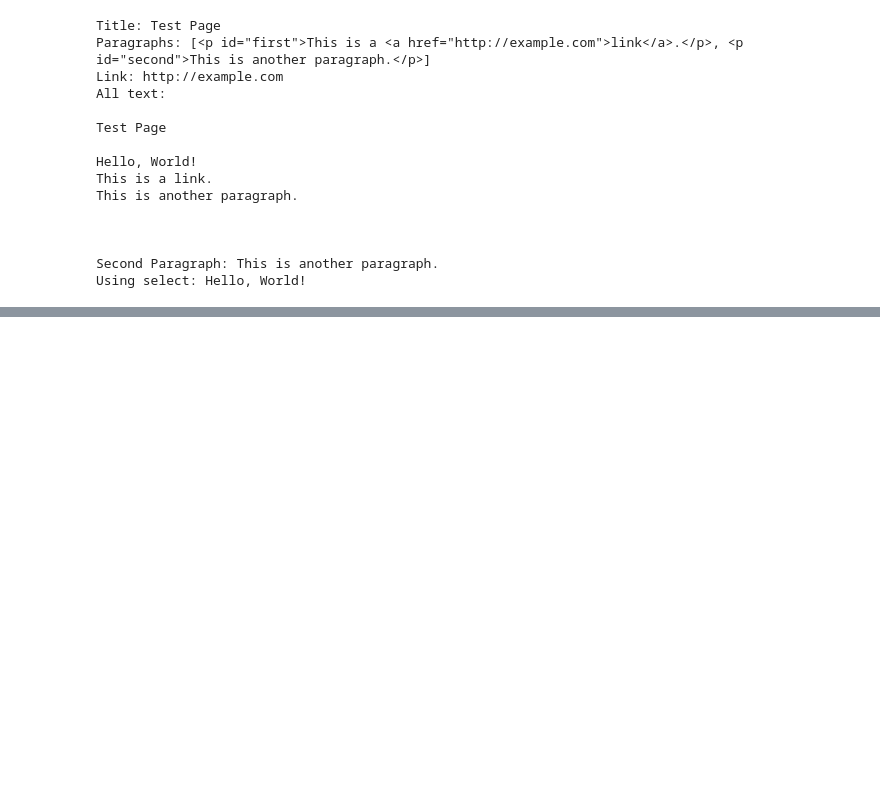
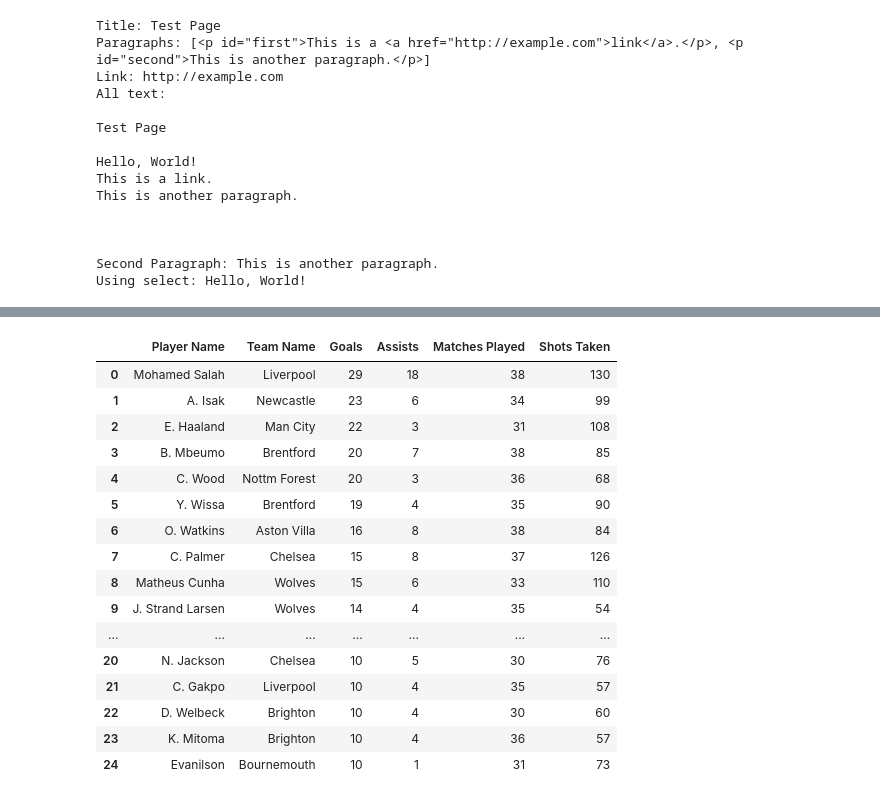
Before and after one commit to susmoy15/Web-Scraping, a Jupyter notebook: beautifulsoup.ipynb, the cells around one changed output, grey strips where cells are left out. Drawn from its saved outputs; the diff is of its cells as text; code cells hidden in the pictures; blank space fills up the shorter version.

Commit message:
basic and a mini project using beautiful soup

```diff
--- a/beautifulsoup.ipynb
+++ b/beautifulsoup.ipynb
@@ -53,0 +56,3 @@ Using select: Hello, World!
+# %%
+url = "https://www.bbc.com/sport/football/premier-league/top-scorers"
+response = requests.get(url)
@@ -53,0 +77,2 @@ Using select: Hello, World!
+# %%
+soup = BeautifulSoup(response.content, "html.parser")
@@ -53,0 +106,58 @@ Using select: Hello, World!
+# %%
+try:
+    response = requests.get(url)
+    response.raise_for_status()
+except Exception as e:
+    print(e)
+else:
+    soup = BeautifulSoup(response.content, "html.parser")
+    players = soup.find('tbody').find_all('tr', class_='ssrcss-qqhdqi-TableRowBody e1icz100')
+    for player in players:
+        player_name = player.find('div', class_='ssrcss-m6ah29-PlayerName e1n8xy5b1').get_text(strip=True)
+        team_name = player.find('div', class_='ssrcss-qvpga1-TeamsSummary e1n8xy5b0').get_text(strip=True)
+        goal_score = int(player.find('div', class_='ssrcss-18ap757-CellWrapper ef9ipf0').get_text(strip=True))
+
+        stats = player.find_all('div', class_='ssrcss-1vo7v3r-CellWrapper ef9ipf0')
+        assists_made = int(stats[0].get_text(strip=True))
+        matches_played =int(stats[2].get_text(strip=True))
+        shots_taken = int(stats[-3].get_text(strip=True))
+
+
+        player_names.append(player_name)
+        team_names.append(team_name)
+        goals.append(goal_score)
+        assists.append(assists_made)
+        num_matches.append(matches_played)
+        shots.append(shots_taken)
+
+
+
+    data = {
+        'Player Name': player_names,
+        'Team Name': team_names,
+        'Goals': goals,
+        'Assists': assists,
+        'Matches Played': num_matches,
+        'Shots Taken': shots
+    }
+    df_players = pd.DataFrame(data)
+# %%
+df_players
+# %% [output]
+|  | Player Name | Team Name | Goals | Assists | Matches Played | Shots Taken |
+| 0 | Mohamed Salah | Liverpool | 29 | 18 | 38 | 130 |
+| 1 | A. Isak | Newcastle | 23 | 6 | 34 | 99 |
+| 2 | E. Haaland | Man City | 22 | 3 | 31 | 108 |
+| 3 | B. Mbeumo | Brentford | 20 | 7 | 38 | 85 |
+| 4 | C. Wood | Nottm Forest | 20 | 3 | 36 | 68 |
+| 5 | Y. Wissa | Brentford | 19 | 4 | 35 | 90 |
+| 6 | O. Watkins | Aston Villa | 16 | 8 | 38 | 84 |
+| 7 | C. Palmer | Chelsea | 15 | 8 | 37 | 126 |
+| 8 | Matheus Cunha | Wolves | 15 | 6 | 33 | 110 |
+| 9 | J. Strand Larsen | Wolves | 14 | 4 | 35 | 54 |
+| ... | ... | ... | ... | ... | ... | ... |
+| 20 | N. Jackson | Chelsea | 10 | 5 | 30 | 76 |
+| 21 | C. Gakpo | Liverpool | 10 | 4 | 35 | 57 |
+| 22 | D. Welbeck | Brighton | 10 | 4 | 30 | 60 |
+| 23 | K. Mitoma | Brighton | 10 | 4 | 36 | 57 |
+| 24 | Evanilson | Bournemouth | 10 | 1 | 31 | 73 |
```
Also changed, not shown: parts of 11 cells of this notebook.
